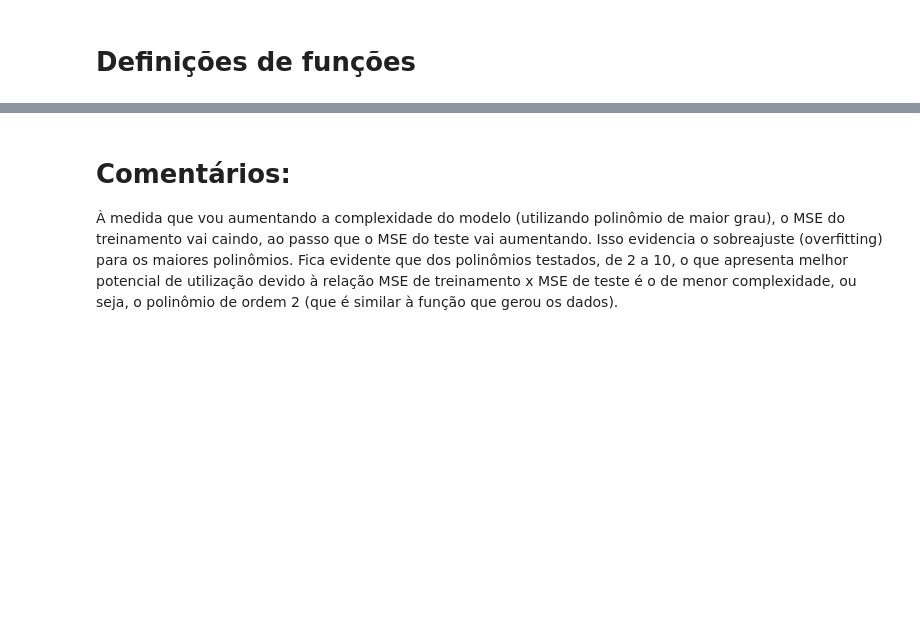
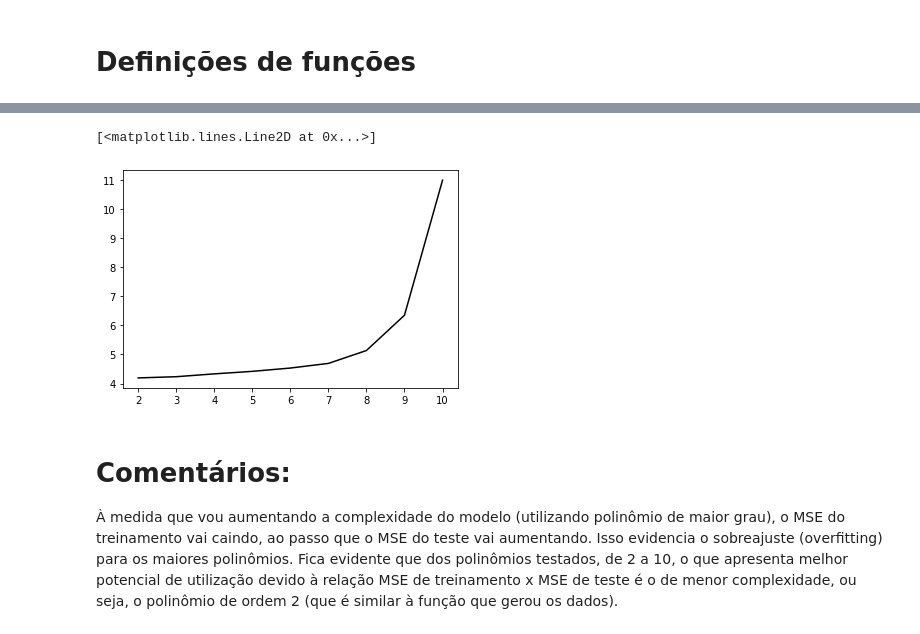
Before and after one commit to julianovale/PO450, a Jupyter notebook: Semana04_PO450_Atividade.ipynb, the cells around one changed output, grey strips where cells are left out. Saved outputs shown, nothing was run; the diff lists cells and outputs as text; code cells hidden in the pictures; blank space fills up the shorter version.

```diff
--- a/Semana04_PO450_Atividade.ipynb
+++ b/Semana04_PO450_Atividade.ipynb
@@ -642,3 +77,8 @@ MSE train média:  3.36561012013258
+# %%
+plt.plot(eixo_x, MSE_test_mean_hist, 'k')
+# %% [output]
+[<matplotlib.lines.Line2D at 0x...>]
+[figure, added]
 # %% [markdown]
 # Comentários:
 
```
Also changed, not shown: parts of 24 cells of this notebook.
